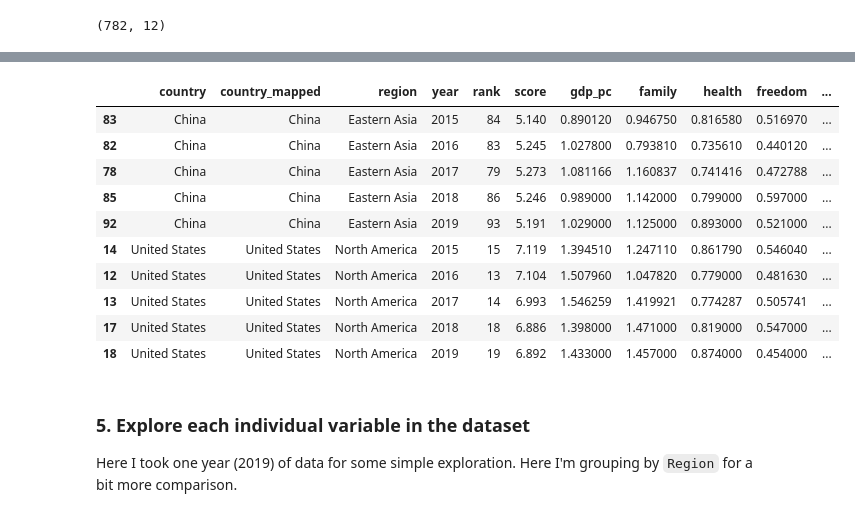
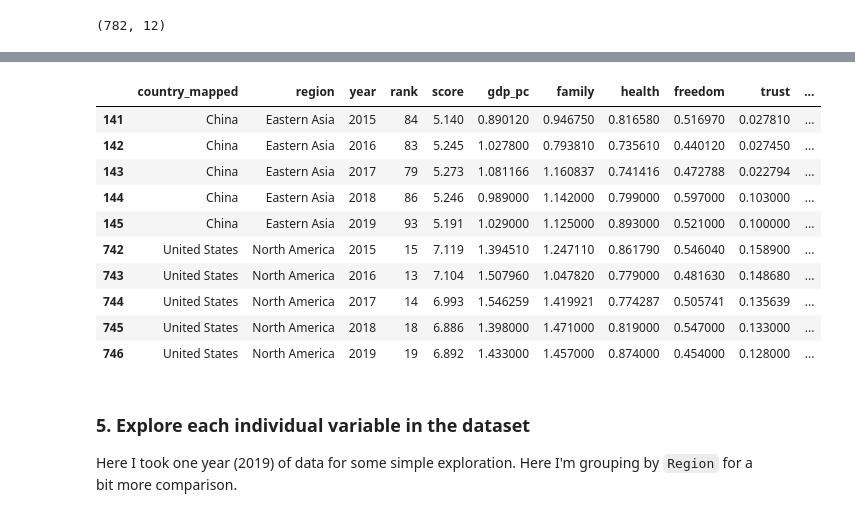
Before and after one commit to Andrewtang626/ds-class-intro, a Jupyter notebook: class05/pandas_intro/04_What_is_EDA.ipynb, the cells around one changed output, grey strips where cells are left out. Drawn from its saved outputs; the diff is of its cells as text; code cells hidden in the pictures.

```diff
--- a/class05/pandas_intro/04_What_is_EDA.ipynb
+++ b/class05/pandas_intro/04_What_is_EDA.ipynb
@@ -392,18 +473,18 @@ Report generated with pandas-profiling.
 # %%
 # take some sample data for inspection
-df_all_final[df_all_final['country'].isin(['China','United States'])]
+df_all_final[df_all_final['country_mapped'].isin(['China','United States'])]
 # %% [output]
-|  | country | country_mapped | region | year | rank | score | gdp_pc | family | health | freedom | ... |
-| 83 | China | China | Eastern Asia | 2015 | 84 | 5.140 | 0.890120 | 0.946750 | 0.816580 | 0.516970 | ... |
-| 82 | China | China | Eastern Asia | 2016 | 83 | 5.245 | 1.027800 | 0.793810 | 0.735610 | 0.440120 | ... |
-| 78 | China | China | Eastern Asia | 2017 | 79 | 5.273 | 1.081166 | 1.160837 | 0.741416 | 0.472788 | ... |
-| 85 | China | China | Eastern Asia | 2018 | 86 | 5.246 | 0.989000 | 1.142000 | 0.799000 | 0.597000 | ... |
-| 92 | China | China | Eastern Asia | 2019 | 93 | 5.191 | 1.029000 | 1.125000 | 0.893000 | 0.521000 | ... |
-| 14 | United States | United States | North America | 2015 | 15 | 7.119 | 1.394510 | 1.247110 | 0.861790 | 0.546040 | ... |
-| 12 | United States | United States | North America | 2016 | 13 | 7.104 | 1.507960 | 1.047820 | 0.779000 | 0.481630 | ... |
-| 13 | United States | United States | North America | 2017 | 14 | 6.993 | 1.546259 | 1.419921 | 0.774287 | 0.505741 | ... |
-| 17 | United States | United States | North America | 2018 | 18 | 6.886 | 1.398000 | 1.471000 | 0.819000 | 0.547000 | ... |
-| 18 | United States | United States | North America | 2019 | 19 | 6.892 | 1.433000 | 1.457000 | 0.874000 | 0.454000 | ... |
+|  | country_mapped | region | year | rank | score | gdp_pc | family | health | freedom | trust | ... |
+| 141 | China | Eastern Asia | 2015 | 84 | 5.140 | 0.890120 | 0.946750 | 0.816580 | 0.516970 | 0.027810 | ... |
+| 142 | China | Eastern Asia | 2016 | 83 | 5.245 | 1.027800 | 0.793810 | 0.735610 | 0.440120 | 0.027450 | ... |
+| 143 | China | Eastern Asia | 2017 | 79 | 5.273 | 1.081166 | 1.160837 | 0.741416 | 0.472788 | 0.022794 | ... |
+| 144 | China | Eastern Asia | 2018 | 86 | 5.246 | 0.989000 | 1.142000 | 0.799000 | 0.597000 | 0.103000 | ... |
+| 145 | China | Eastern Asia | 2019 | 93 | 5.191 | 1.029000 | 1.125000 | 0.893000 | 0.521000 | 0.100000 | ... |
+| 742 | United States | North America | 2015 | 15 | 7.119 | 1.394510 | 1.247110 | 0.861790 | 0.546040 | 0.158900 | ... |
+| 743 | United States | North America | 2016 | 13 | 7.104 | 1.507960 | 1.047820 | 0.779000 | 0.481630 | 0.148680 | ... |
+| 744 | United States | North America | 2017 | 14 | 6.993 | 1.546259 | 1.419921 | 0.774287 | 0.505741 | 0.135639 | ... |
+| 745 | United States | North America | 2018 | 18 | 6.886 | 1.398000 | 1.471000 | 0.819000 | 0.547000 | 0.133000 | ... |
+| 746 | United States | North America | 2019 | 19 | 6.892 | 1.433000 | 1.457000 | 0.874000 | 0.454000 | 0.128000 | ... |
 # %% [markdown]
 ### 5. Explore each individual variable in the dataset
 
```
Also changed, not shown: parts of 14 cells of this notebook, 1 other file.
